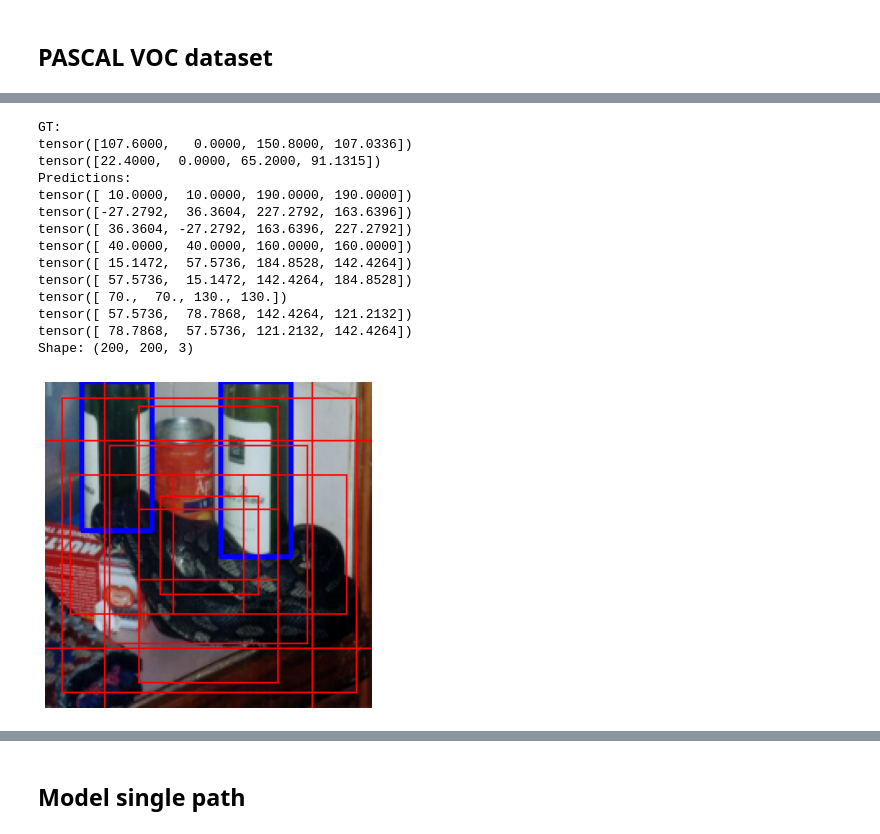
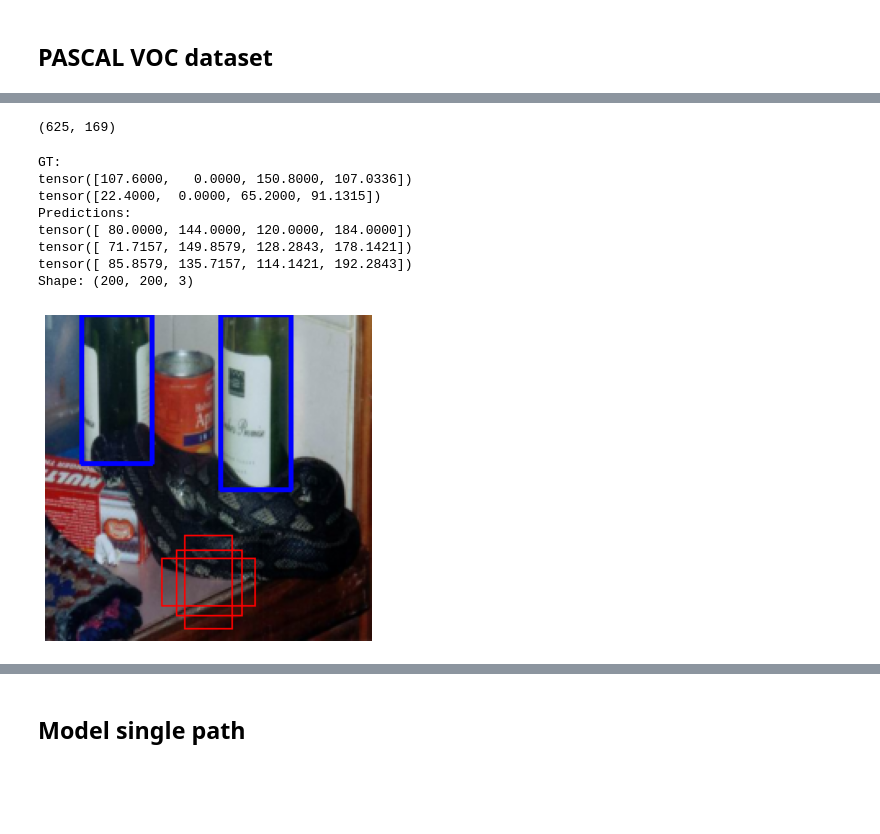
Before and after one commit to MIchaelKa/detection-tutorial, a Jupyter notebook: detection-tutorial.ipynb, the cells around one changed output, grey strips where cells are left out. Cells and saved outputs as stored; diff of their text form; code cells hidden in the pictures; blank space fills up the shorter version.

```diff
--- a/detection-tutorial.ipynb
+++ b/detection-tutorial.ipynb
@@ -166,32 +166,30 @@ torch.Size([7731, 4])
+# %%
+25*25, 13*13
+# %% [output]
+(625, 169)
 # %%
 index = 5
 image, target = dataset[index]
 
 gt_boxes = target['boxes']
 
-N = 9
-start = 24
+N = 3
+start = 320
 anchors_to_show = anchors[start*N:(start+1)*N]
 
 plt.figure(figsize=(6,6))
 # show_image_and_bb(image, target['boxes'])
 show_predictions(image, gt_boxes, anchors_to_show, verbose=True)
 # %% [output]
 GT:
 tensor([107.6000,   0.0000, 150.8000, 107.0336])
 tensor([22.4000,  0.0000, 65.2000, 91.1315])
 Predictions:
-tensor([ 10.0000,  10.0000, 190.0000, 190.0000])
-tensor([-27.2792,  36.3604, 227.2792, 163.6396])
-tensor([ 36.3604, -27.2792, 163.6396, 227.2792])
-tensor([ 40.0000,  40.0000, 160.0000, 160.0000])
-tensor([ 15.1472,  57.5736, 184.8528, 142.4264])
-tensor([ 57.5736,  15.1472, 142.4264, 184.8528])
-tensor([ 70.,  70., 130., 130.])
-tensor([ 57.5736,  78.7868, 142.4264, 121.2132])
-tensor([ 78.7868,  57.5736, 121.2132, 142.4264])
+tensor([ 80.0000, 144.0000, 120.0000, 184.0000])
+tensor([ 71.7157, 149.8579, 128.2843, 178.1421])
+tensor([ 85.8579, 135.7157, 114.1421, 192.2843])
 Shape: (200, 200, 3)
-[figure, old version]
+[figure, new version]
 # %%
 def get_top_n_anchors(anchors, gt_boxes, top_n=10):
     # anchors (N1, 4)
```
Also changed, not shown: parts of 21 cells of this notebook, 4 other files.
